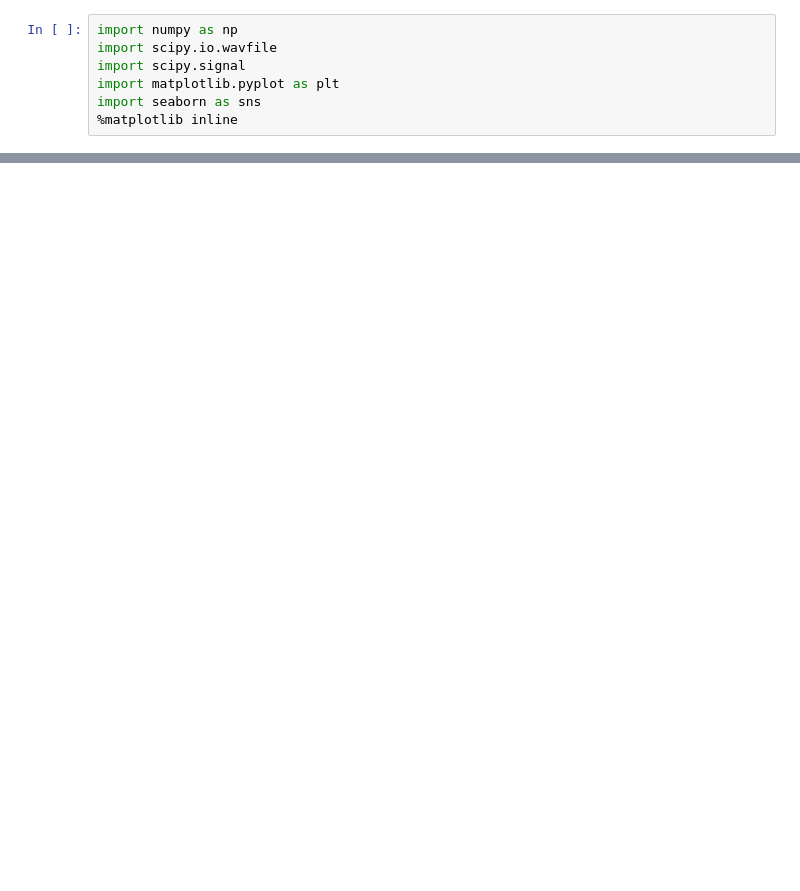
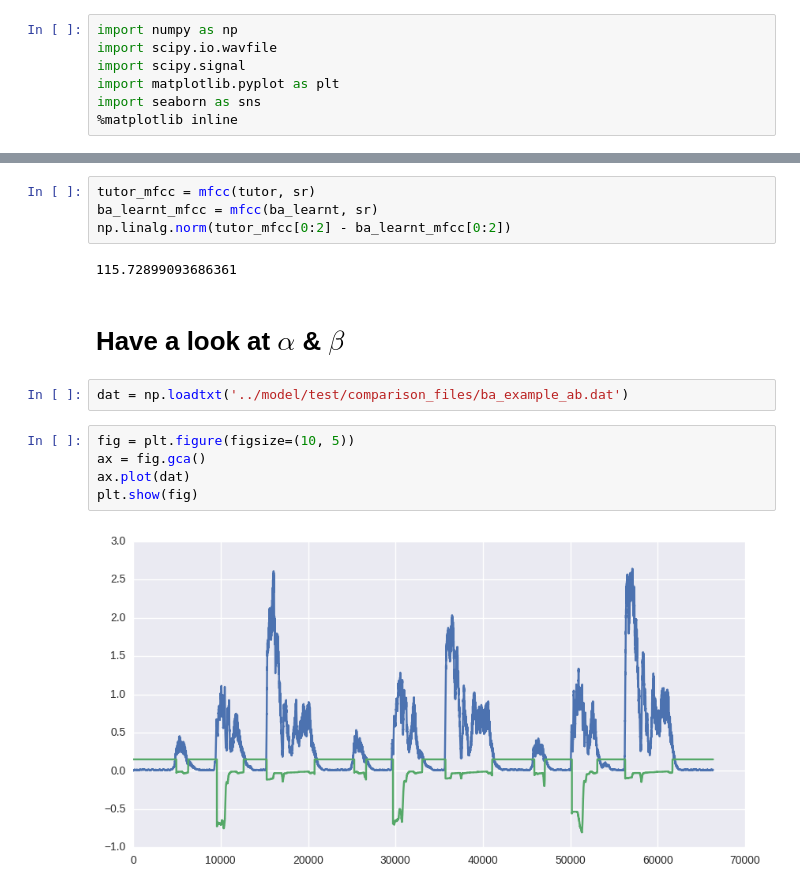
Before and after one commit to PaulEcoffet/birdsonglearningmodel, a Jupyter notebook: analysis/ba_example_analysis.ipynb, the cells around one changed output, grey strips where cells are left out. Saved outputs shown, nothing was run; the diff lists cells and outputs as text; blank space fills up the shorter version.

Commit message:
analysis of alphabeta parameters with output

```diff
--- a/analysis/ba_example_analysis.ipynb
+++ b/analysis/ba_example_analysis.ipynb
@@ -20,0 +51,17 @@ plt.xlabel('Time [s]')
+# %%
+tutor_mfcc = mfcc(tutor, sr)
+ba_learnt_mfcc = mfcc(ba_learnt, sr)
+np.linalg.norm(tutor_mfcc[0:2] - ba_learnt_mfcc[0:2])
+# %% [output]
+115.72899093686361
+# %% [markdown]
+# Have a look at $\alpha$ & $\beta$
+# %%
+dat = np.loadtxt('../model/test/comparison_files/ba_example_ab.dat')
+# %%
+fig = plt.figure(figsize=(10, 5))
+ax = fig.gca()
+ax.plot(dat)
+plt.show(fig)
+# %% [output]
+[figure, added]
```
Also changed, not shown: parts of 19 cells of this notebook, 6 other files.
